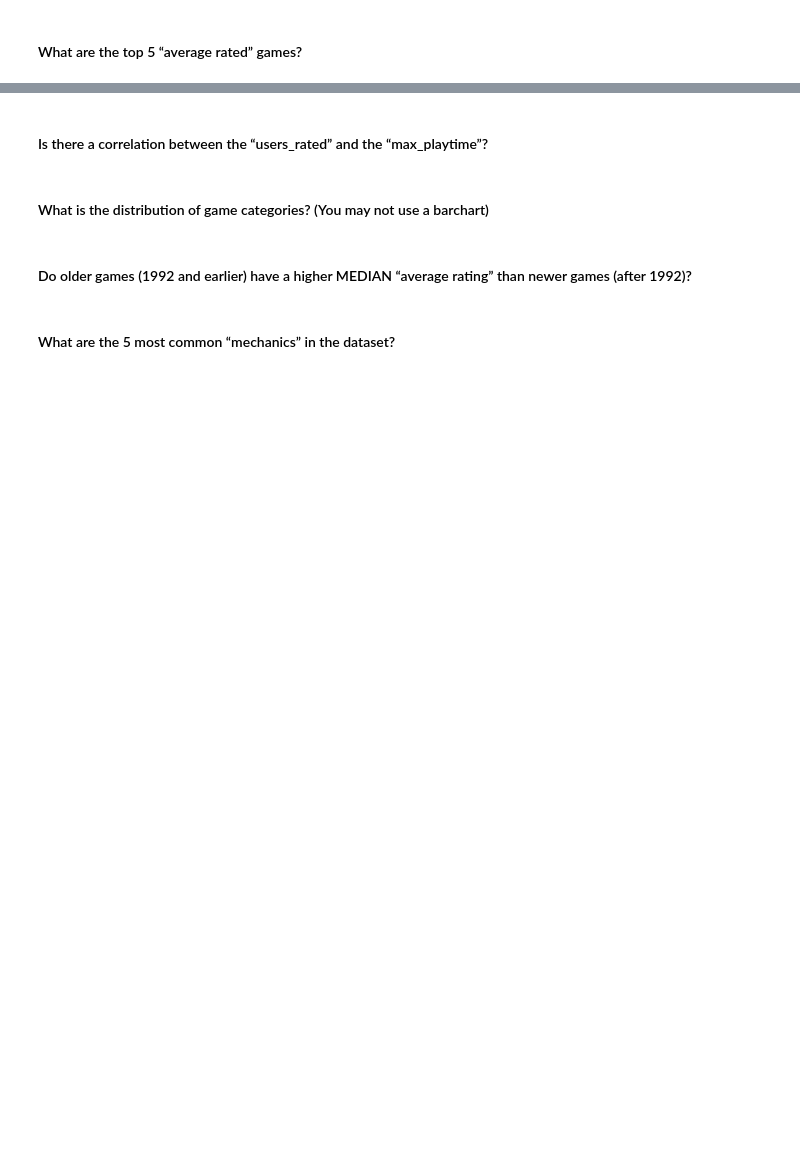
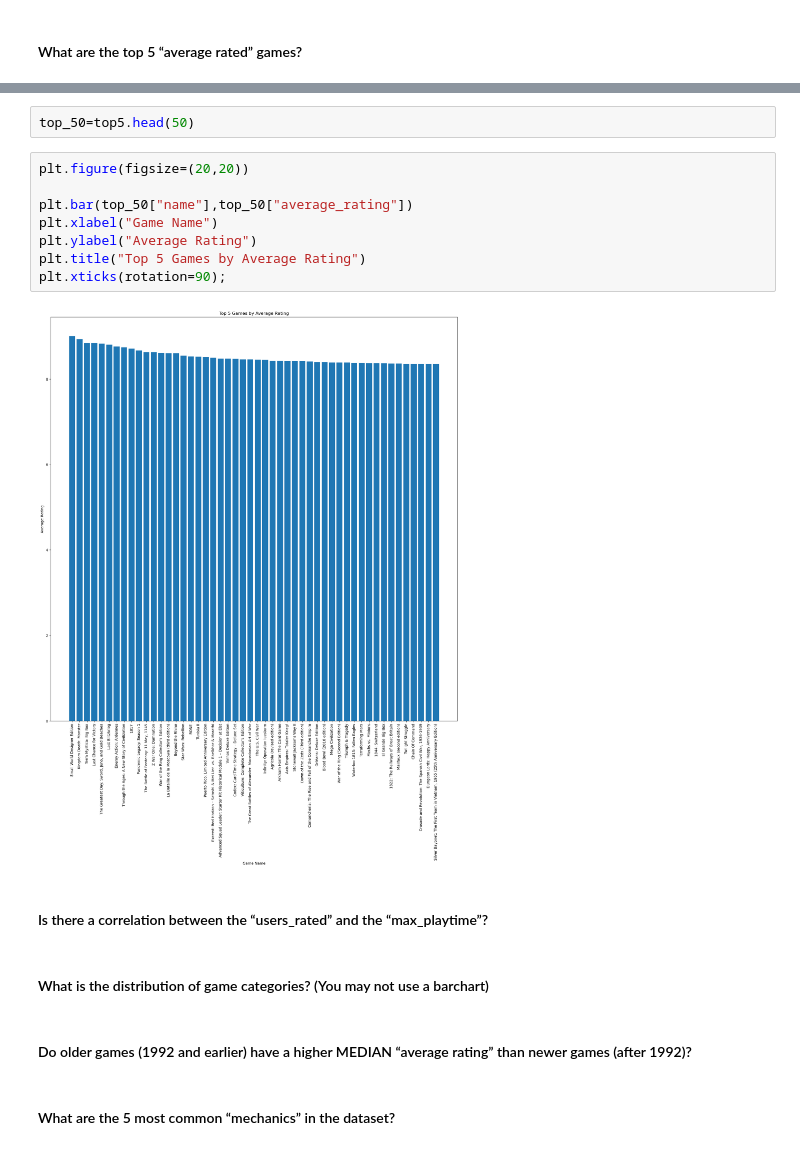
Before and after one commit to ayllinBukovic/AyllinBukovic_DVisHDip_CA1, a Jupyter notebook: AyllinBukovic_DVisHDip_CA1.ipynb, the cells around one changed output, grey strips where cells are left out. Saved outputs shown, nothing was run; the diff lists cells and outputs as text; blank space fills up the shorter version.

```diff
--- a/AyllinBukovic_DVisHDip_CA1.ipynb
+++ b/AyllinBukovic_DVisHDip_CA1.ipynb
@@ -65,3 +160,15 @@ top5.head(5)
+# %%
+top_50=top5.head(50)
+# %%
+plt.figure(figsize=(20,20))
+
+plt.bar(top_50["name"],top_50["average_rating"])
+plt.xlabel("Game Name")
+plt.ylabel("Average Rating")
+plt.title("Top 5 Games by Average Rating")
+plt.xticks(rotation=90);
+# %% [output]
+[figure, added]
 # %% [markdown]
 #### Is there a correlation between the “users_rated” and the “max_playtime”?
 # %% [markdown]
```
Also changed, not shown: parts of 12 cells of this notebook.
